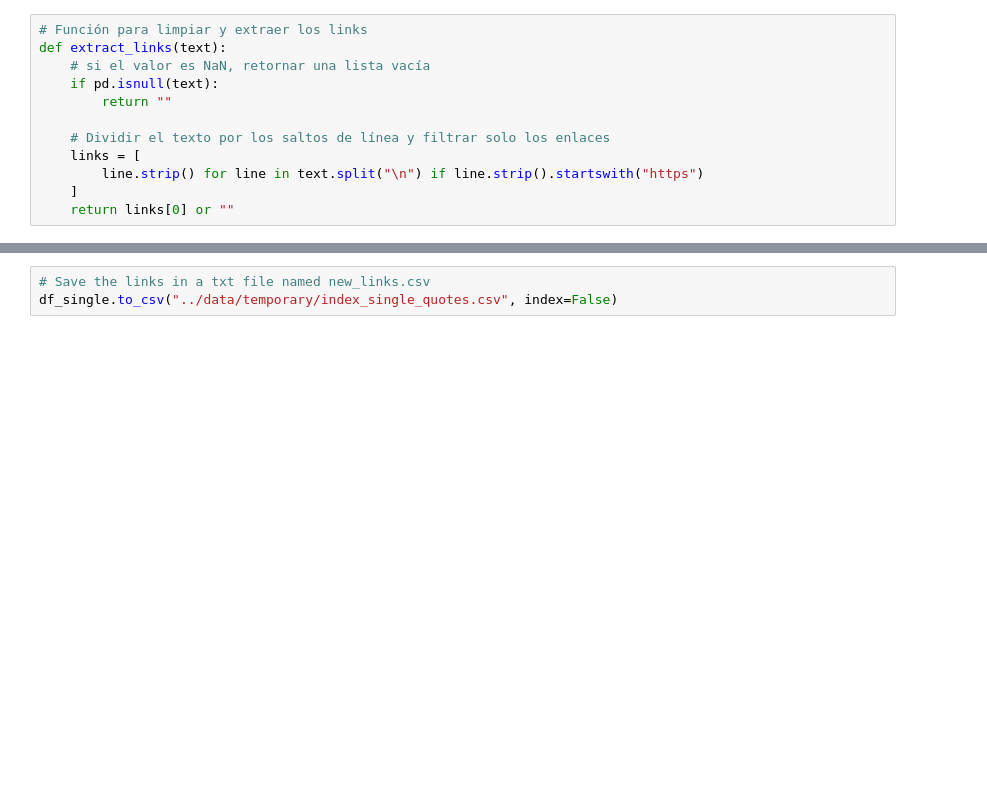
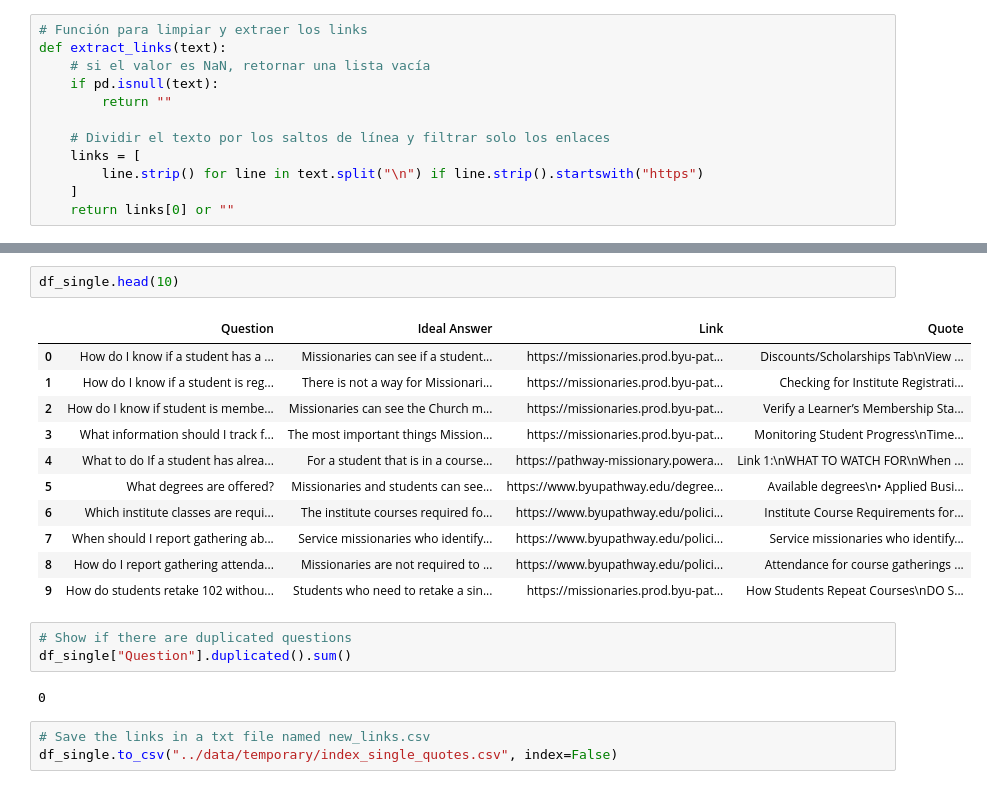
Before and after one commit to DallanQ/pathway-indexer, a Jupyter notebook: notebooks/one_column_quotes_to_train.ipynb, the cells around one changed output, grey strips where cells are left out. Cells and saved outputs as stored; diff of their text form; blank space fills up the shorter version.

```diff
--- a/notebooks/one_column_quotes_to_train.ipynb
+++ b/notebooks/one_column_quotes_to_train.ipynb
@@ -109,3 +117,22 @@ df_single.head(10)
+# %%
+df_single.head(10)
+# %% [output]
+|  | Question | Ideal Answer | Link | Quote |
+| 0 | How do I know if a student has a ... | Missionaries can see if a student... | https://missionaries.prod.byu-pat... | Discounts/Scholarships Tab\nView ... |
+| 1 | How do I know if a student is reg... | There is not a way for Missionari... | https://missionaries.prod.byu-pat... | Checking for Institute Registrati... |
+| 2 | How do I know if student is membe... | Missionaries can see the Church m... | https://missionaries.prod.byu-pat... | Verify a Learner’s Membership Sta... |
+| 3 | What information should I track f... | The most important things Mission... | https://missionaries.prod.byu-pat... | Monitoring Student Progress\nTime... |
+| 4 | What to do If a student has alrea... | For a student that is in a course... | https://pathway-missionary.powera... | Link 1:\nWHAT TO WATCH FOR\nWhen ... |
+| 5 | What degrees are offered? | Missionaries and students can see... | https://www.byupathway.edu/degree... | Available degrees\n• Applied Busi... |
+| 6 | Which institute classes are requi... | The institute courses required fo... | https://www.byupathway.edu/polici... | Institute Course Requirements for... |
+| 7 | When should I report gathering ab... | Service missionaries who identify... | https://www.byupathway.edu/polici... | Service missionaries who identify... |
+| 8 | How do I report gathering attenda... | Missionaries are not required to ... | https://www.byupathway.edu/polici... | Attendance for course gatherings ... |
+| 9 | How do students retake 102 withou... | Students who need to retake a sin... | https://missionaries.prod.byu-pat... | How Students Repeat Courses\nDO S... |
+# %%
+# Show if there are duplicated questions
+df_single["Question"].duplicated().sum()
+# %% [output]
+0
 # %%
 # Save the links in a txt file named new_links.csv
 df_single.to_csv("../data/temporary/index_single_quotes.csv", index=False)
```
Also changed, not shown: parts of 2 cells of this notebook, 6 other files.
